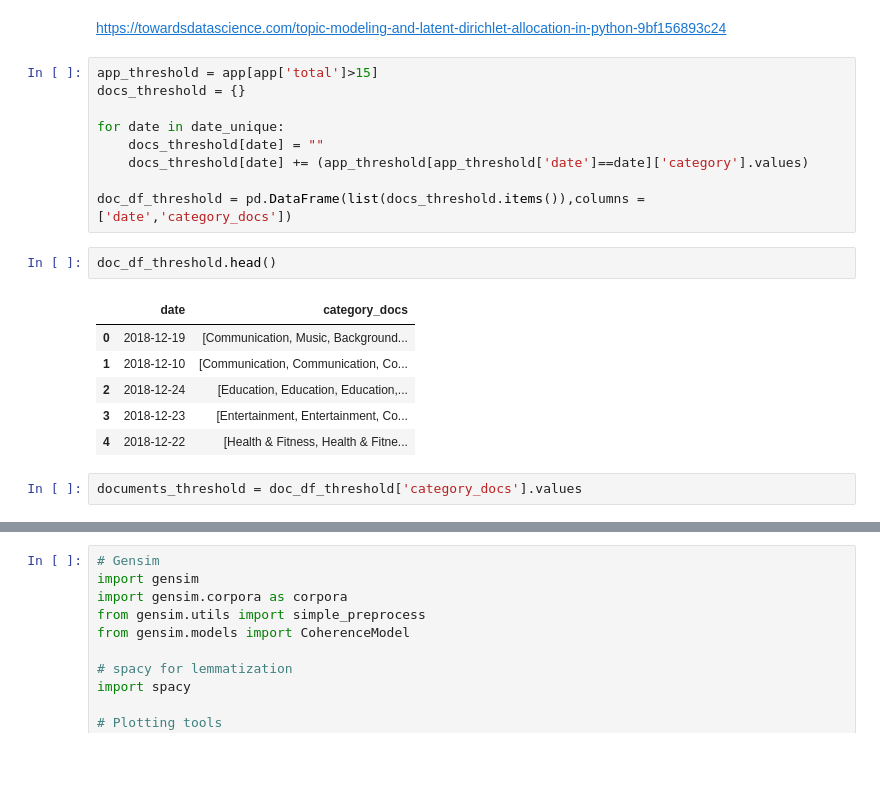
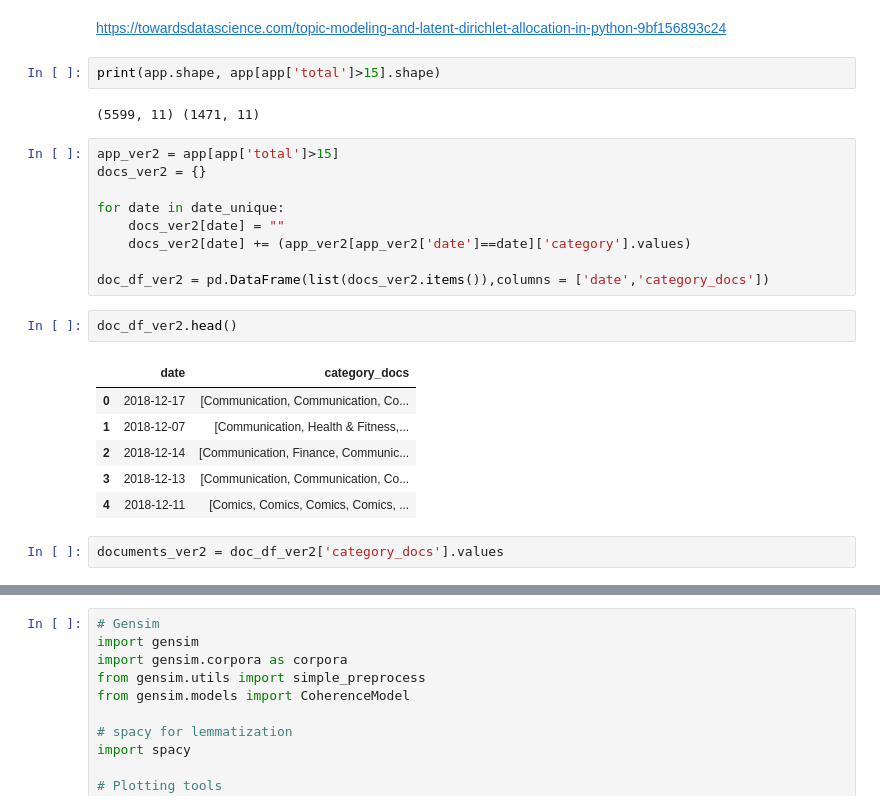
Before and after one commit to sy2399/Smartphone_Analysis, a Jupyter notebook: Code/02.Feature Extraction/LDA_TopicModeling.ipynb, the cells around one changed output, grey strips where cells are left out. Cells and saved outputs as stored; diff of their text form; blank space fills up the shorter version.

```diff
--- a/Code/02.Feature Extraction/LDA_TopicModeling.ipynb
+++ b/Code/02.Feature Extraction/LDA_TopicModeling.ipynb
@@ -253,26 +267,30 @@ Name: total, dtype: float64
 - 9초, 15초 이상 사용한 것만 사용
 # %% [markdown]
 https://towardsdatascience.com/topic-modeling-and-latent-dirichlet-allocation-in-python-9bf156893c24
+# %%
+print(app.shape, app[app['total']>15].shape)
+# %% [output]
+(5599, 11) (1471, 11)
 # %%
-app_threshold = app[app['total']>15]
-docs_threshold = {}
+app_ver2 = app[app['total']>15]
+docs_ver2 = {}
 
 for date in date_unique:
-    docs_threshold[date] = ""
-    docs_threshold[date] += (app_threshold[app_threshold['date']==date]['category'].values)
+    docs_ver2[date] = ""
+    docs_ver2[date] += (app_ver2[app_ver2['date']==date]['category'].values)
 
-doc_df_threshold = pd.DataFrame(list(docs_threshold.items()),columns = ['date','category_docs'])
+doc_df_ver2 = pd.DataFrame(list(docs_ver2.items()),columns = ['date','category_docs'])
 # %%
-doc_df_threshold.head()
+doc_df_ver2.head()
 # %% [output]
 |  | date | category_docs |
-| 0 | 2018-12-19 | [Communication, Music, Background... |
-| 1 | 2018-12-10 | [Communication, Communication, Co... |
-| 2 | 2018-12-24 | [Education, Education, Education,... |
-| 3 | 2018-12-23 | [Entertainment, Entertainment, Co... |
-| 4 | 2018-12-22 | [Health & Fitness, Health & Fitne... |
+| 0 | 2018-12-17 | [Communication, Communication, Co... |
+| 1 | 2018-12-07 | [Communication, Health & Fitness,... |
+| 2 | 2018-12-14 | [Communication, Finance, Communic... |
+| 3 | 2018-12-13 | [Communication, Communication, Co... |
+| 4 | 2018-12-11 | [Comics, Comics, Comics, Comics, ... |
 # %%
-documents_threshold = doc_df_threshold['category_docs'].values
+documents_ver2 = doc_df_ver2['category_docs'].values
 # %%
 random.seed(0)
 
```
Also changed, not shown: parts of 26 cells of this notebook, 4 other files.
